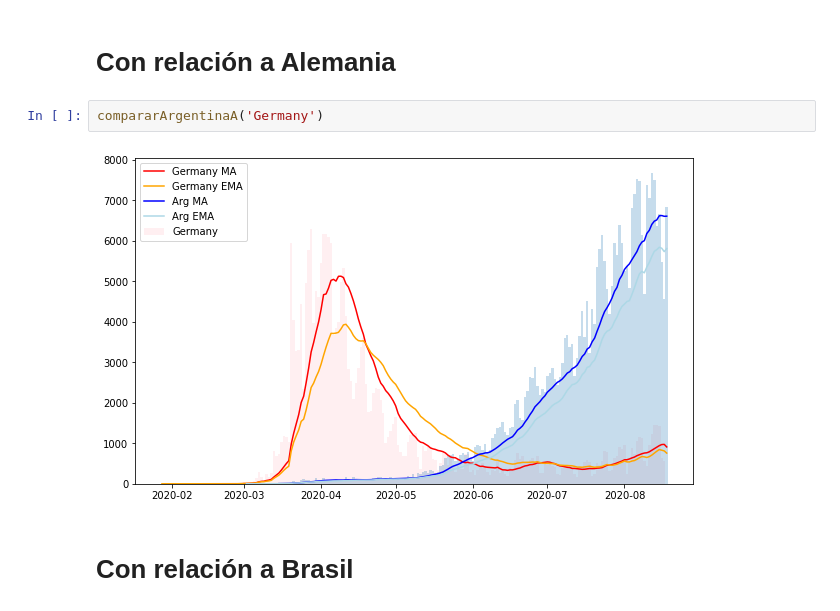
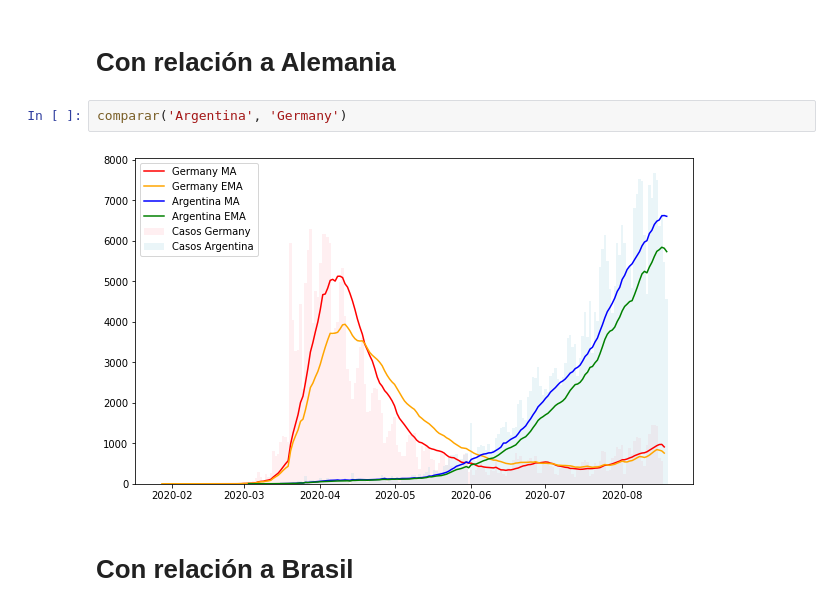
Before and after one commit to chingologram/jupyter-notebooks, a Jupyter notebook: covid-ar.ipynb, the cells around one changed output. Cells and saved outputs as stored; diff of their text form.

```diff
--- a/covid-ar.ipynb
+++ b/covid-ar.ipynb
@@ -112,8 +129,8 @@ compararArgentinaA('Spain')
 # %% [markdown]
 # Con relación a Alemania
-# %%
-compararArgentinaA('Germany')
-# %% [output]
-[figure, removed]
+# %%
+comparar('Argentina', 'Germany')
+# %% [output]
+[figure, added]
 # %% [markdown]
 # Con relación a Brasil
```
Also changed, not shown: parts of 10 cells of this notebook.
